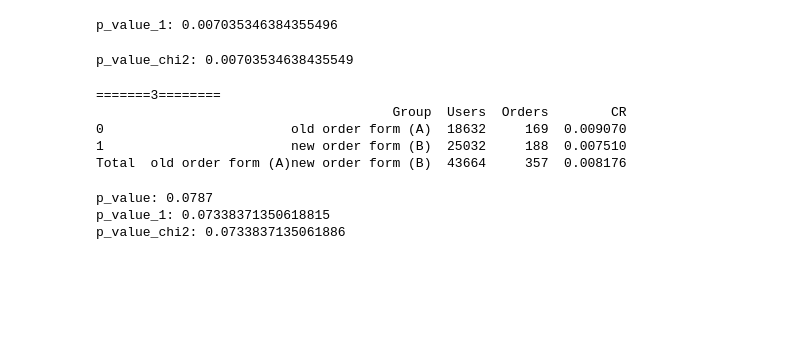
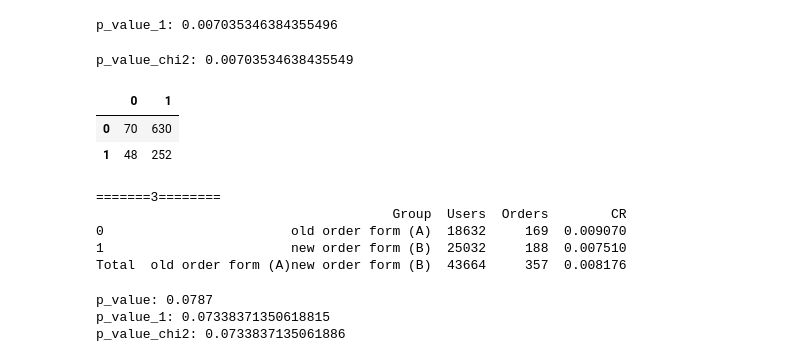
Before and after one commit to betelgeus/study, a Jupyter notebook: statistics/ab_test_workshop_mikhailov.ipynb, the cells around one changed output. Drawn from its saved outputs; the diff is of its cells as text; code cells hidden in the pictures; blank space fills up the shorter version.

```diff
--- a/statistics/ab_test_workshop_mikhailov.ipynb
+++ b/statistics/ab_test_workshop_mikhailov.ipynb
@@ -151,6 +156,12 @@ print('p_value_chi2:', p_value_chi2[1])
 # Вывод: вероятность менее 1% (0.7%), отвергаем H0, делаем вывод, что разница в конверсии статистически значимая.
 # %% [output]
 p_value_chi2: 0.00703534638435549
+# %%
+pd.DataFrame(data_array)
+# %% [output]
+|  | 0 | 1 |
+| 0 | 70 | 630 |
+| 1 | 48 | 252 |
 # %%
 # 3. Делаем аналогичный тест, но уже со своими данными
 print('=======3========')
```
Also changed, not shown: parts of 3 cells of this notebook, 1 other file.
